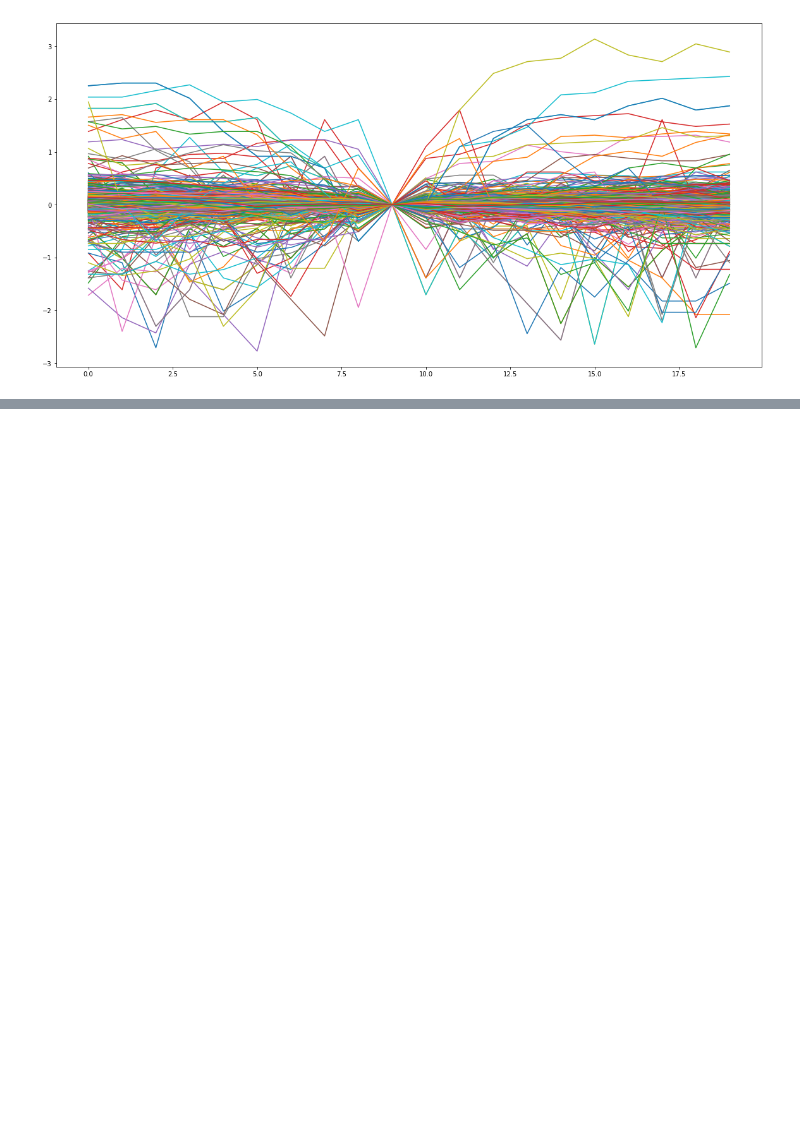
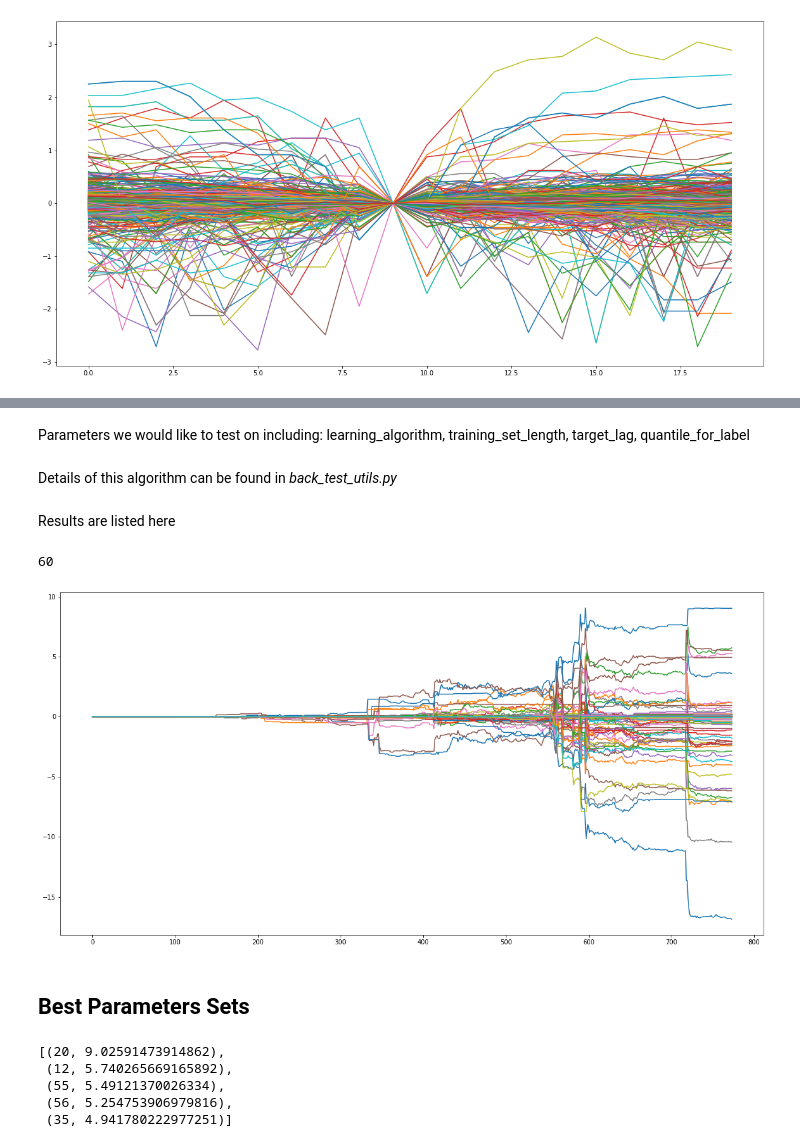
Before and after one commit to hhy845914111/NLP-Project, a Jupyter notebook: data_crawler_fed_speech.ipynb, the cells around one changed output, grey strips where cells are left out. Saved outputs shown, nothing was run; the diff lists cells and outputs as text; code cells hidden in the pictures; blank space fills up the shorter version.

```diff
--- a/data_crawler_fed_speech.ipynb
+++ b/data_crawler_fed_speech.ipynb
@@ -217,0 +83,23 @@ plt.plot(np.cumsum(y_raw * y_pred9))
+# %% [markdown]
+Parameters we would like to test on including: learning_algorithm, training_set_length, target_lag, quantile_for_label
+# %% [markdown]
+Details of this algorithm can be found in *back_test_utils.py*
+# %% [markdown]
+Results are listed here
+# %%
+with open("param_results.pkl", "rb") as fp:
+    param_rst_lst = pickle.load(fp)
+
+with open("params_str.pkl", "rb") as fp:
+    params_lst = pickle.load(fp)
+# %%
+len(param_rst_lst)
+# %% [output]
+60
+# %%
+for idx, prd_ar in param_rst_lst:
+    plt.plot(np.cumsum((rev_ar[:, 11 + 1] - rev_ar[:, 10]) * prd_ar))
+# %% [output]
+[figure, added]
+# %% [markdown]
+## Best Parameters Sets
@@ -217,0 +113,8 @@ plt.plot(np.cumsum(y_raw * y_pred9))
+# %%
+rtn_lst[:5]
+# %% [output]
+[(20, 9.02591473914862),
+ (12, 5.740265669165892),
+ (55, 5.49121370026334),
+ (56, 5.254753906979816),
+ (35, 4.941780222977251)]
```
Also changed, not shown: parts of 96 cells of this notebook, 11 other files.
